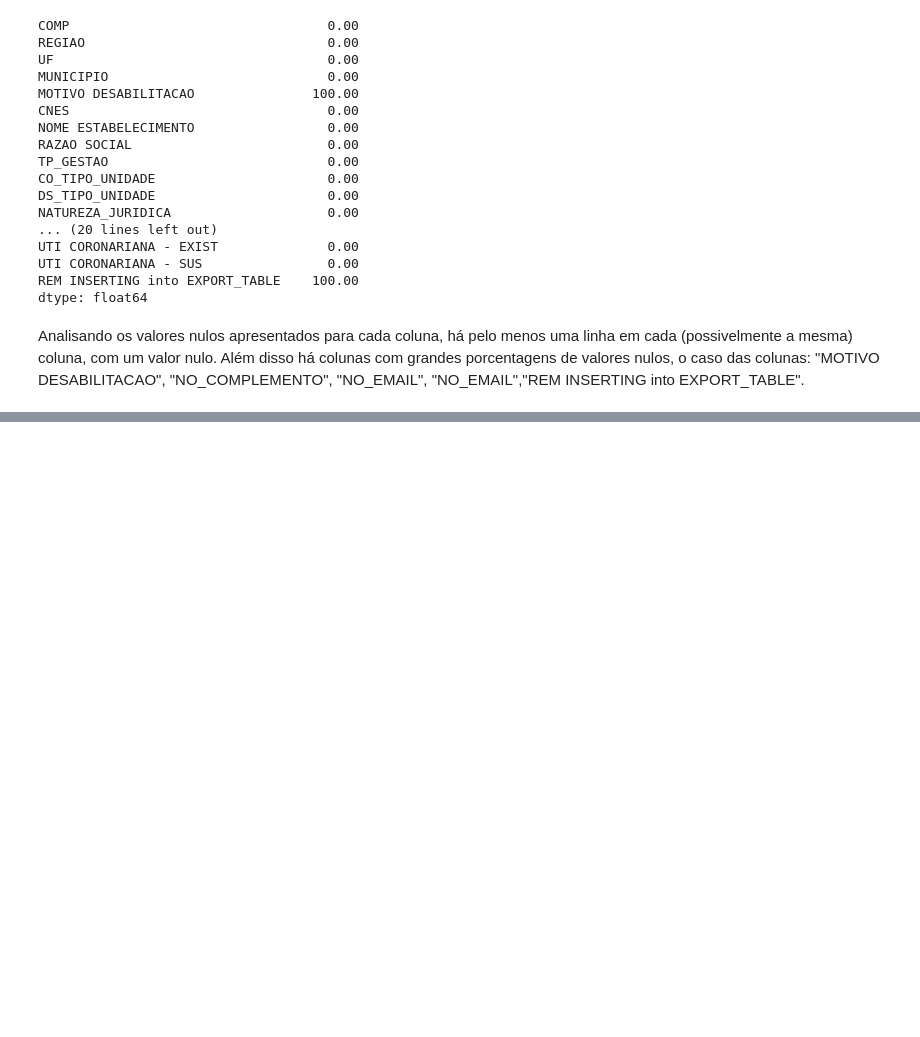
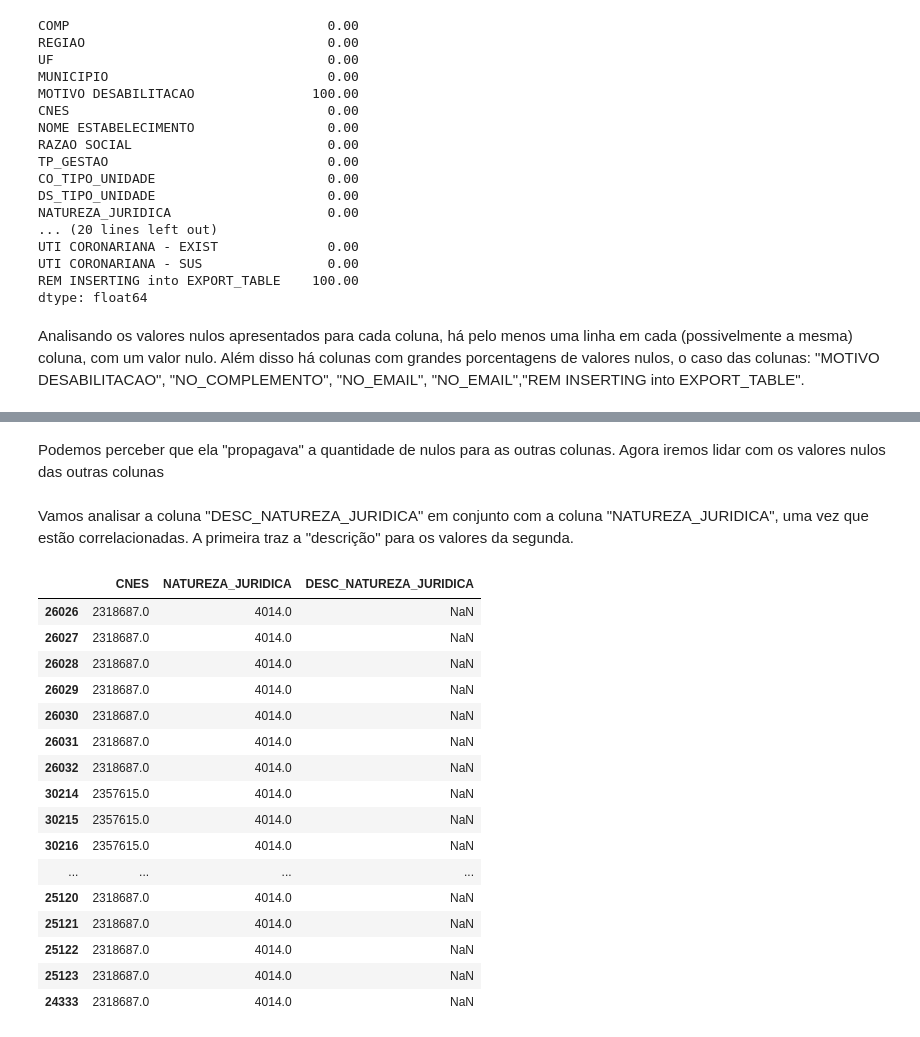
Before and after one commit to RenanGroot/EDA-Hospitais-e-Leitos, a Jupyter notebook: EDA - Hospitais e Leitos.ipynb, the cells around one changed output, grey strips where cells are left out. Drawn from its saved outputs; the diff is of its cells as text; code cells hidden in the pictures; blank space fills up the shorter version.

```diff
--- a/EDA - Hospitais e Leitos.ipynb
+++ b/EDA - Hospitais e Leitos.ipynb
@@ -200,0 +237,25 @@ Analisando os valores nulos apresentados para cada coluna, há pelo menos uma li
+# %% [markdown]
+Podemos perceber que ela "propagava" a quantidade de nulos para as outras colunas. Agora iremos lidar com os valores nulos das outras colunas
+# %% [markdown]
+Vamos analisar a coluna "DESC_NATUREZA_JURIDICA" em conjunto com a coluna "NATUREZA_JURIDICA", uma vez que estão correlacionadas. A primeira traz a "descrição" para os valores da segunda.
+# %%
+# DataFrame contendo as linhas (com algumas colunas selecionadas), em que há valores nulos na coluna "DESC_NATUREZA_JURIDICA"
+df_final[["CNES","NATUREZA_JURIDICA","DESC_NATUREZA_JURIDICA"]][df_final["DESC_NATUREZA_JURIDICA"].isna()]
+# %% [output]
+|  | CNES | NATUREZA_JURIDICA | DESC_NATUREZA_JURIDICA |
+| 26026 | 2318687.0 | 4014.0 | NaN |
+| 26027 | 2318687.0 | 4014.0 | NaN |
+| 26028 | 2318687.0 | 4014.0 | NaN |
+| 26029 | 2318687.0 | 4014.0 | NaN |
+| 26030 | 2318687.0 | 4014.0 | NaN |
+| 26031 | 2318687.0 | 4014.0 | NaN |
+| 26032 | 2318687.0 | 4014.0 | NaN |
+| 30214 | 2357615.0 | 4014.0 | NaN |
+| 30215 | 2357615.0 | 4014.0 | NaN |
+| 30216 | 2357615.0 | 4014.0 | NaN |
+| ... | ... | ... | ... |
+| 25120 | 2318687.0 | 4014.0 | NaN |
+| 25121 | 2318687.0 | 4014.0 | NaN |
+| 25122 | 2318687.0 | 4014.0 | NaN |
+| 25123 | 2318687.0 | 4014.0 | NaN |
+| 24333 | 2318687.0 | 4014.0 | NaN |
```
Also changed, not shown: parts of 16 cells of this notebook.
